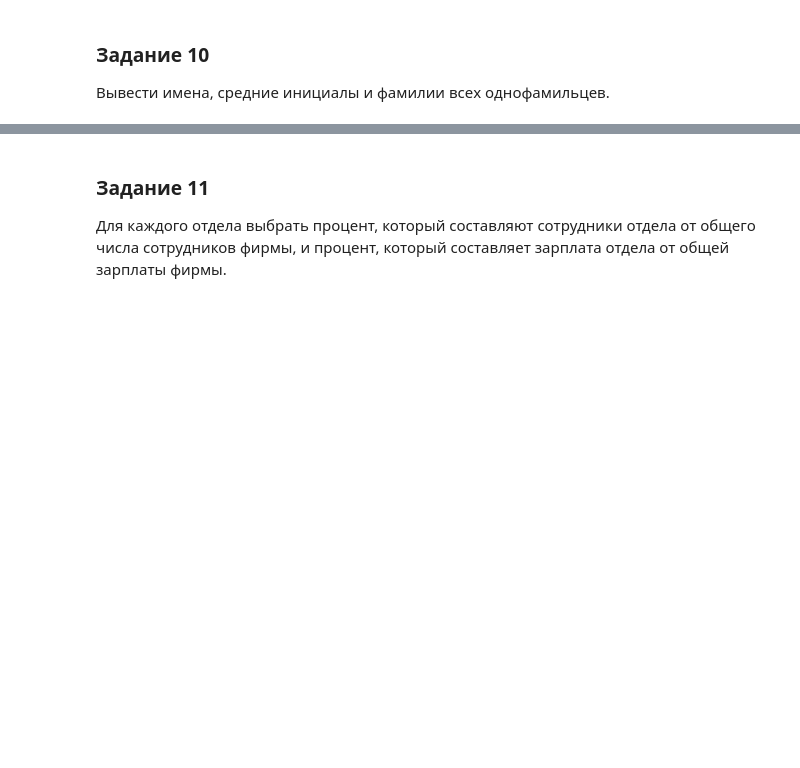
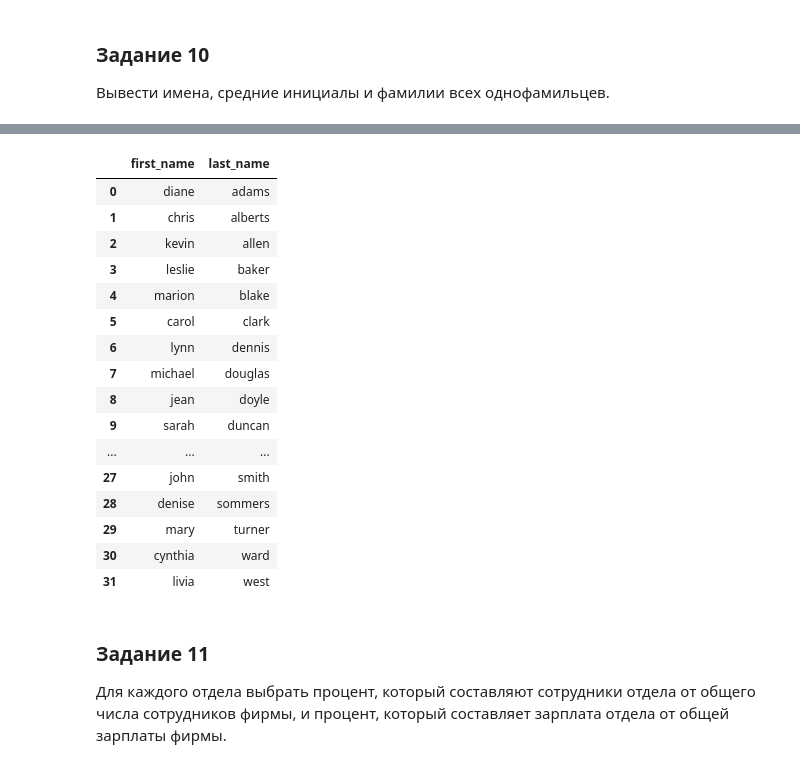
Before and after one commit to theysee/sberbank_reboot, a Jupyter notebook: Поток_3_Практика_к_занятию_5.ipynb, the cells around one changed output, grey strips where cells are left out. Cells and saved outputs as stored; diff of their text form; code cells hidden in the pictures; blank space fills up the shorter version.

```diff
--- a/Поток_3_Практика_к_занятию_5.ipynb
+++ b/Поток_3_Практика_к_занятию_5.ipynb
@@ -316,3 +356,32 @@ pd.read_sql_query('''
+# %%
+pd.read_sql_query('''
+  SELECT
+    first_name,
+    last_name
+  FROM
+    employee
+  ORDER BY
+    last_name
+''', conn)
+# Однофамильцы отсутствуют
+# %% [output]
+|  | first_name | last_name |
+| 0 | diane | adams |
+| 1 | chris | alberts |
+| 2 | kevin | allen |
+| 3 | leslie | baker |
+| 4 | marion | blake |
+| 5 | carol | clark |
+| 6 | lynn | dennis |
+| 7 | michael | douglas |
+| 8 | jean | doyle |
+| 9 | sarah | duncan |
+| ... | ... | ... |
+| 27 | john | smith |
+| 28 | denise | sommers |
+| 29 | mary | turner |
+| 30 | cynthia | ward |
+| 31 | livia | west |
 # %% [markdown]
 ### Задание 11
 Для каждого отдела выбрать процент, который составляют сотрудники отдела от общего числа сотрудников фирмы, и процент, который составляет зарплата отдела от общей зарплаты фирмы.
```
Also changed, not shown: parts of 5 cells of this notebook.
